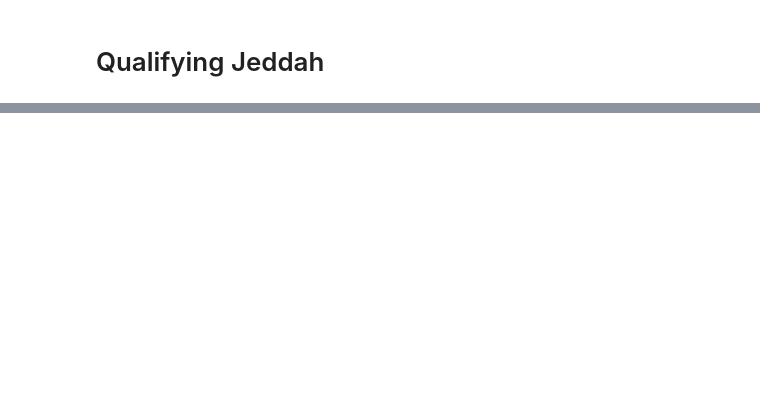
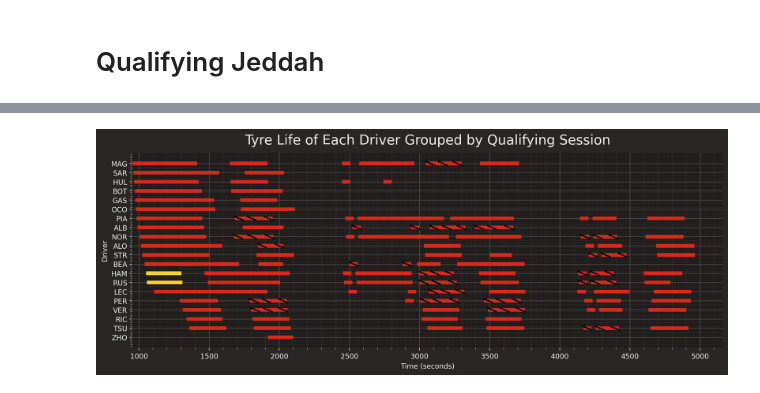
Before and after one commit to visciric/Projects, a Jupyter notebook: F1 Data Analysis/season_2024/02_Jeddah/Qualifying.ipynb, the cells around one changed output, grey strips where cells are left out. Drawn from its saved outputs; the diff is of its cells as text; code cells hidden in the pictures; blank space fills up the shorter version.

```diff
--- a/F1 Data Analysis/season_2024/02_Jeddah/Qualifying.ipynb
+++ b/F1 Data Analysis/season_2024/02_Jeddah/Qualifying.ipynb
@@ -40,0 +135,48 @@ core           INFO     Finished loading data for 20 drivers: ['1', '16', '11',
+# %%
+import matplotlib.pyplot as plt
+import fastf1
+from fastf1.plotting import setup_mpl
+
+setup_mpl()
+fig, ax = plt.subplots(figsize=(15, 5), dpi=200)
+compound_colors = fastf1.plotting.COMPOUND_COLORS
+
+def get_driver_ranking(session):
+    return session.groupby('Driver')['Time'].min().sort_values().index.tolist()
+
+sessions = [q1, q2, q3]
+all_drivers_sorted = []
+
+for sess in sessions:
+    session_ranking = get_driver_ranking(sess)
+    all_drivers_sorted.extend([drv for drv in session_ranking if drv not in all_drivers_sorted])
+
+driver_positions = {driver: i for i, driver in enumerate(all_drivers_sorted)}
+
+for sess in sessions:
+    for driver in all_drivers_sorted:
+        if driver in sess['Driver'].unique():
+            drv_laps = sess[sess['Driver'] == driver].copy()
+            drv_laps['TimeInSeconds'] = drv_laps['Time'].dt.total_seconds()
+            y_position = driver_positions[driver]
+
+            for (_, compound), group in drv_laps.groupby(['Stint', 'Compound']):
+                start_time = group['TimeInSeconds'].min()
+                end_time = group['TimeInSeconds'].max() + 60
+                color = compound_colors.get(compound.upper(), 'black')
+                ax.barh(y_position, end_time - start_time, left=start_time, height=0.4, color=color)
+
+                if not group['FreshTyre'].all():
+                    for _, used_lap in group[~group['FreshTyre']].iterrows():
+                        ax.plot([used_lap['TimeInSeconds'], used_lap['TimeInSeconds'] + 60], [y_position - 0.2, y_position + 0.2], color='black', lw=2)
+
+ax.set_yticks(list(driver_positions.values()))
+ax.set_yticklabels(all_drivers_sorted)
+ax.set_xlabel('Time (seconds)')
+ax.set_ylabel('Driver')
+ax.set_title('Tyre Life of Each Driver Grouped by Qualifying Session')
+ax.invert_yaxis()
+
+plt.show()
+# %% [output]
+[figure, added]
```
Also changed, not shown: parts of 9 cells of this notebook, 3 other files.
